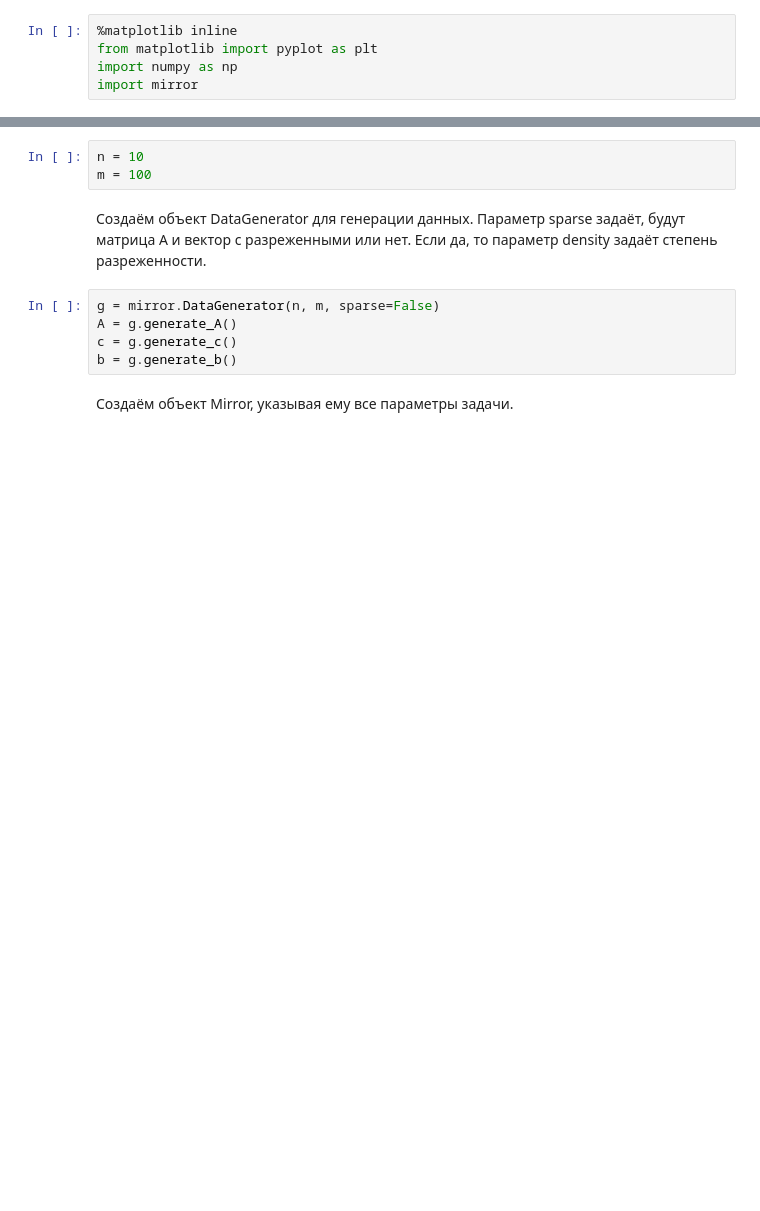
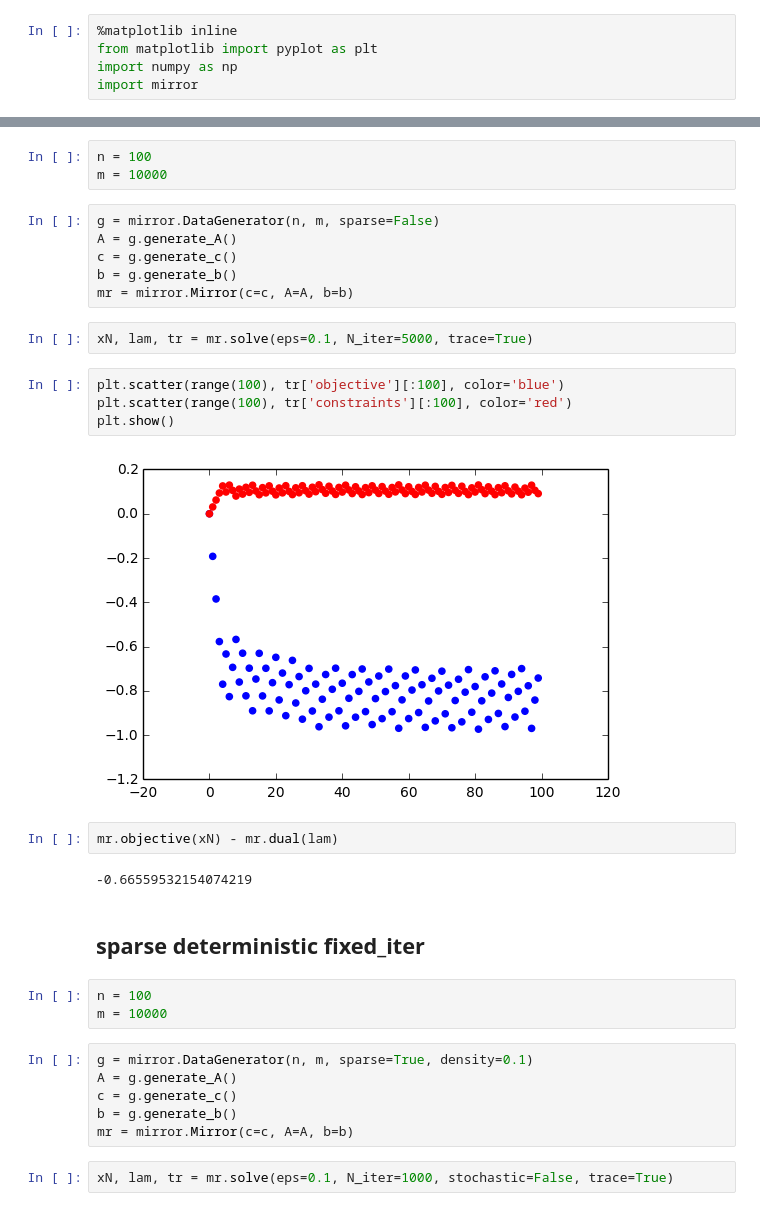
Before and after one commit to anastasiabayandina/Mirror, a Jupyter notebook: Mirror_Quick_Tutorial.ipynb, the cells around one changed output, grey strips where cells are left out. Cells and saved outputs as stored; diff of their text form; blank space fills up the shorter version.

```diff
--- a/Mirror_Quick_Tutorial.ipynb
+++ b/Mirror_Quick_Tutorial.ipynb
@@ -8,12 +10,34 @@ import mirror
 # %%
-n = 10
-m = 100
+n = 100
+m = 10000
-# %% [markdown]
-Создаём объект DataGenerator для генерации данных. Параметр sparse задаёт, будут матрица А и вектор с разреженными или нет. Если да, то параметр density задаёт степень разреженности.
 # %%
 g = mirror.DataGenerator(n, m, sparse=False)
 A = g.generate_A()
 c = g.generate_c()
 b = g.generate_b()
+mr = mirror.Mirror(c=c, A=A, b=b)
-# %% [markdown]
-Создаём объект Mirror, указывая ему все параметры задачи.
+# %%
+xN, lam, tr = mr.solve(eps=0.1, N_iter=5000, trace=True)
+# %%
+plt.scatter(range(100), tr['objective'][:100], color='blue')
+plt.scatter(range(100), tr['constraints'][:100], color='red')
+plt.show()
+# %% [output]
+[figure, added]
+# %%
+mr.objective(xN) - mr.dual(lam)
+# %% [output]
+-0.66559532154074219
+# %% [markdown]
+## sparse deterministic fixed_iter
+# %%
+n = 100
+m = 10000
+# %%
+g = mirror.DataGenerator(n, m, sparse=True, density=0.1)
+A = g.generate_A()
+c = g.generate_c()
+b = g.generate_b()
+mr = mirror.Mirror(c=c, A=A, b=b)
+# %%
+xN, lam, tr = mr.solve(eps=0.1, N_iter=1000, stochastic=False, trace=True)
```
Also changed, not shown: parts of 55 cells of this notebook, 1 other file.
